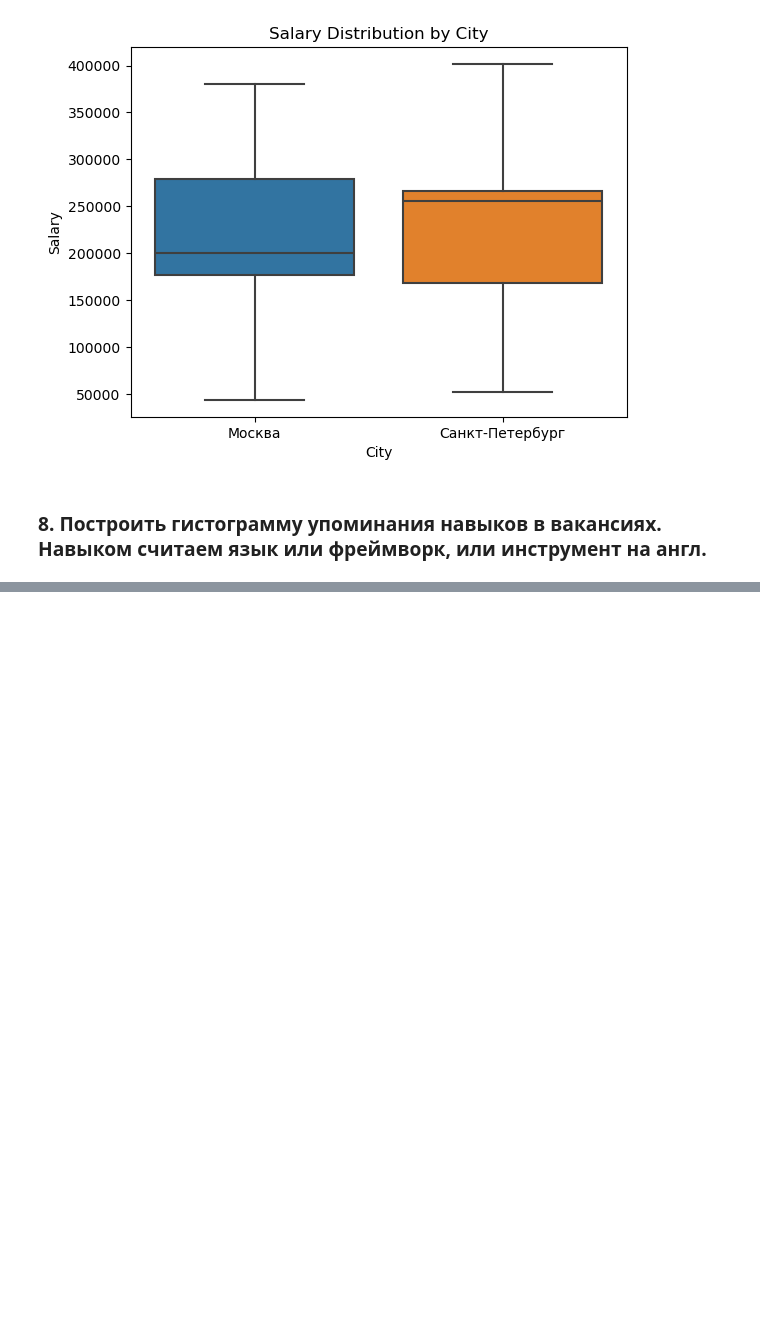
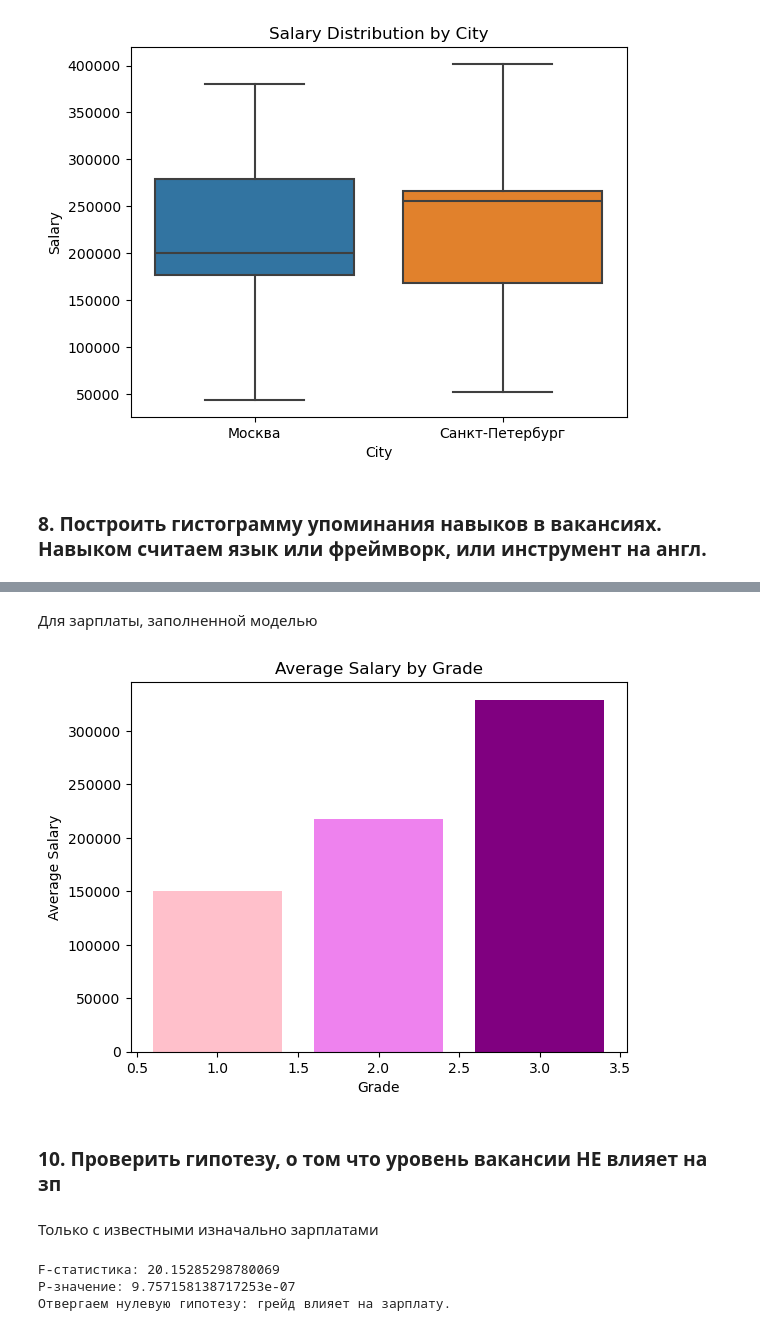
Before and after one commit to mainarel/DATA-PROCESSING-IN-PYTHON, a Jupyter notebook: lab3/lab3.ipynb, the cells around one changed output, grey strips where cells are left out. Cells and saved outputs as stored; diff of their text form; code cells hidden in the pictures; blank space fills up the shorter version.

```diff
--- a/lab3/lab3.ipynb
+++ b/lab3/lab3.ipynb
@@ -452,0 +501,27 @@ plt.show()
+# %% [markdown]
+Для зарплаты, заполненной моделью
+# %%
+# Группировка по grade и вычисление средней зарплаты
+mean_salary = (
+    df_some[df_some["grade"] != 0]
+    .groupby("grade")["salary.full_new"]
+    .mean()
+    .reset_index()
+)
+
+
+plt.bar(
+    mean_salary["grade"],
+    mean_salary["salary.full_new"],
+    color=["pink", "violet", "purple"],
+)
+plt.xlabel("Grade")
+plt.ylabel("Average Salary")
+plt.title("Average Salary by Grade")
+plt.show()
+# %% [output]
+[figure, added]
+# %% [markdown]
+### 10. Проверить гипотезу, о том что уровень вакансии НЕ влияет на зп
+# %% [markdown]
+Только с известными изначально зарплатами
@@ -452,0 +541,18 @@ plt.show()
+# %%
+# Выполнение однофакторного дисперсионного анализа (ANOVA)
+f_statistic, p_value = f_oneway(junior_salaries, middle_salaries, senior_salaries)
+
+# Вывод результатов
+print(f"F-статистика: {f_statistic}")
+print(f"P-значение: {p_value}")
+
+# Интерпретация результата
+alpha = 0.05
+if p_value < alpha:
+    print("Отвергаем нулевую гипотезу: грейд влияет на зарплату.")
+else:
+    print("Не можем отвергнуть нулевую гипотезу: грейд не влияет на зарплату.")
+# %% [output]
+F-статистика: 20.15285298780069
+P-значение: 9.757158138717253e-07
+Отвергаем нулевую гипотезу: грейд влияет на зарплату.
```
Also changed, not shown: parts of 12 cells of this notebook.
